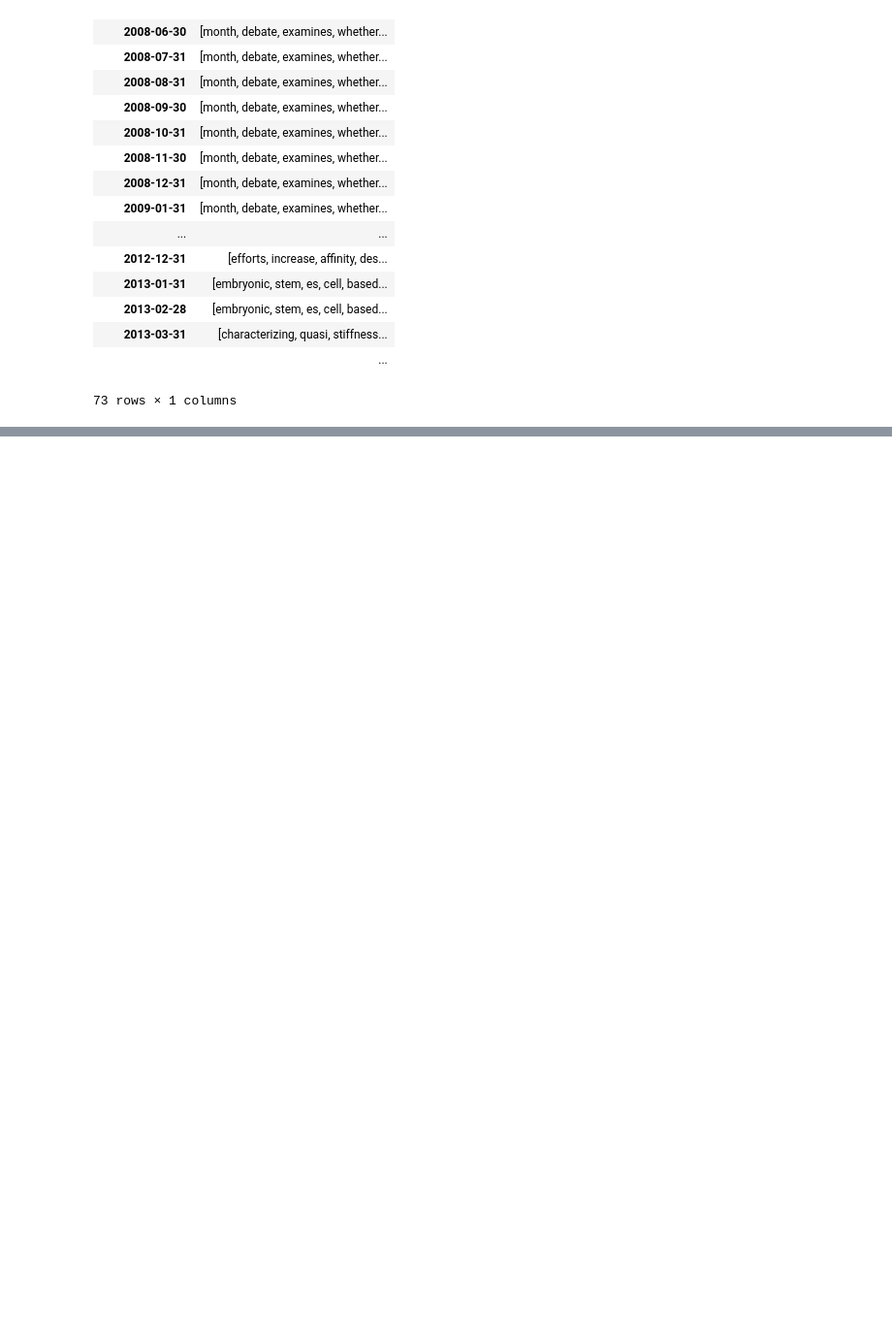
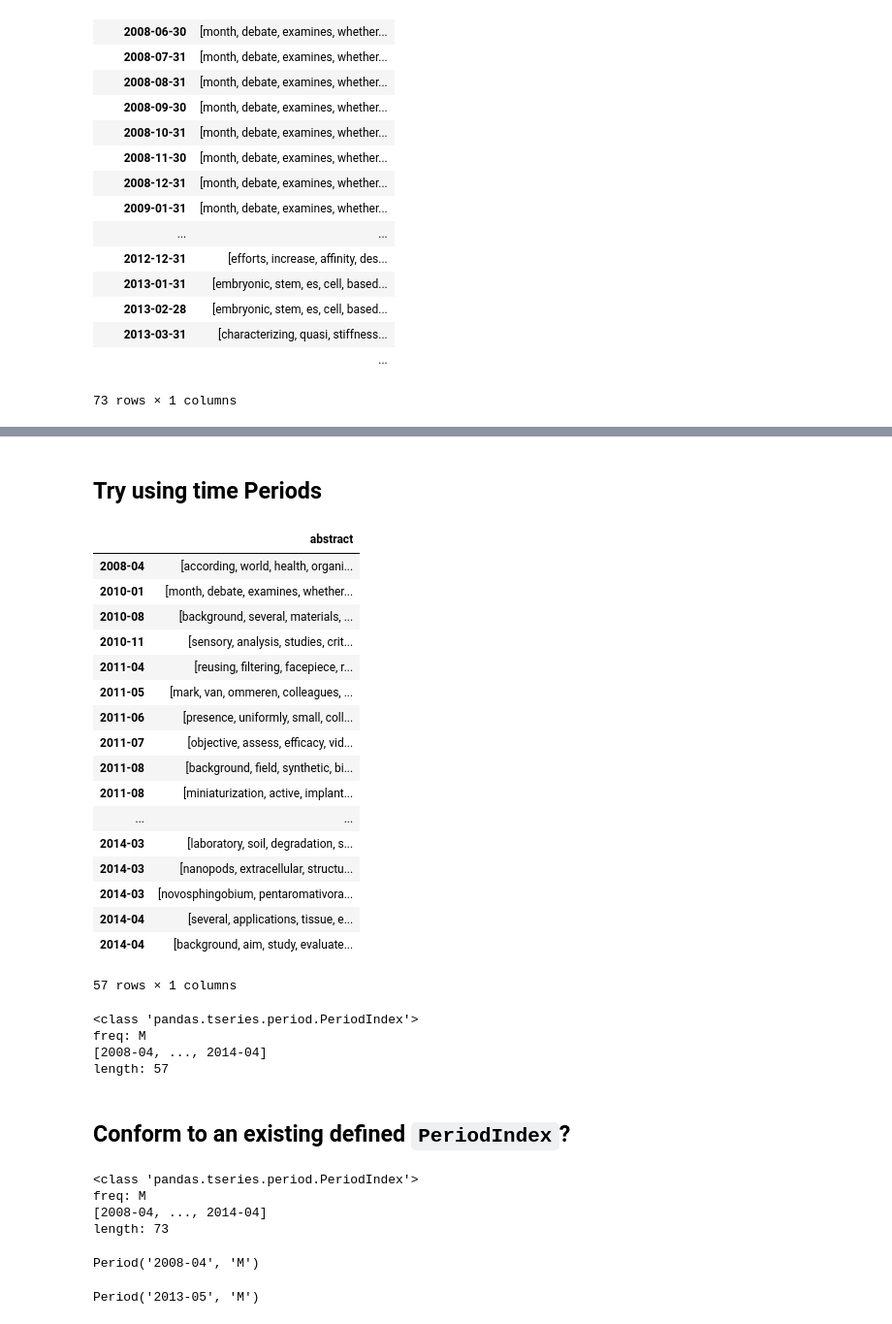
Before and after one commit to cmgerber/PLOS_Cloud_Explorer, a Jupyter notebook: ipython_notebooks/time_slider_attempt.ipynb, the cells around one changed output, grey strips where cells are left out. Shown: that part at 97% size. Cells and saved outputs as stored; diff of their text form; code cells hidden in the pictures; blank space fills up the shorter version.

Commit message:
still working on time series

```diff
--- a/ipython_notebooks/time_slider_attempt.ipynb
+++ b/ipython_notebooks/time_slider_attempt.ipynb
@@ -142,0 +150,49 @@ articles_timed.resample('M', how='first', fill_method='bfill')['2013-05']
+# %% [markdown]
+## Try using time Periods
+# %%
+articles_periodized = articles_timed.set_index(articles_timed.index.to_period(freq='M')).sort_index()
+articles_periodized
+# %% [output]
+|  | abstract |
+| 2008-04 | [according, world, health, organi... |
+| 2010-01 | [month, debate, examines, whether... |
+| 2010-08 | [background, several, materials, ... |
+| 2010-11 | [sensory, analysis, studies, crit... |
+| 2011-04 | [reusing, filtering, facepiece, r... |
+| 2011-05 | [mark, van, ommeren, colleagues, ... |
+| 2011-06 | [presence, uniformly, small, coll... |
+| 2011-07 | [objective, assess, efficacy, vid... |
+| 2011-08 | [background, field, synthetic, bi... |
+| 2011-08 | [miniaturization, active, implant... |
+| ... | ... |
+| 2014-03 | [laboratory, soil, degradation, s... |
+| 2014-03 | [nanopods, extracellular, structu... |
+| 2014-03 | [novosphingobium, pentaromativora... |
+| 2014-04 | [several, applications, tissue, e... |
+| 2014-04 | [background, aim, study, evaluate... |
+57 rows × 1 columns
+# %%
+articles_periodized.index
+# %% [output]
+<class 'pandas.tseries.period.PeriodIndex'>
+freq: M
+[2008-04, ..., 2014-04]
+length: 57
+# %% [markdown]
+## Conform to an existing defined `PeriodIndex`?
+# %%
+p = pd.period_range(start=articles_timed.index.min(), end=articles_timed.index.max(), freq='M')
+p
+# %% [output]
+<class 'pandas.tseries.period.PeriodIndex'>
+freq: M
+[2008-04, ..., 2014-04]
+length: 73
+# %%
+p[0]
+# %% [output]
+Period('2008-04', 'M')
+# %%
+p[61]
+# %% [output]
+Period('2013-05', 'M')
```
Also changed, not shown: parts of 5 cells of this notebook.
